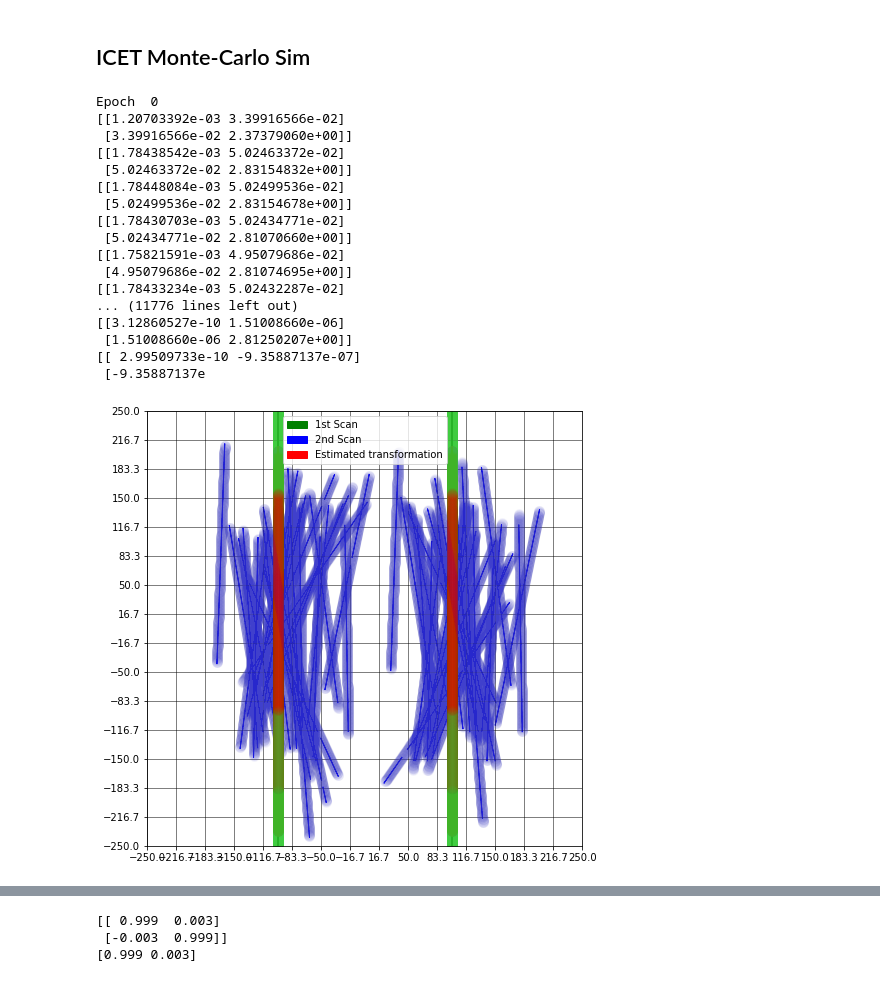
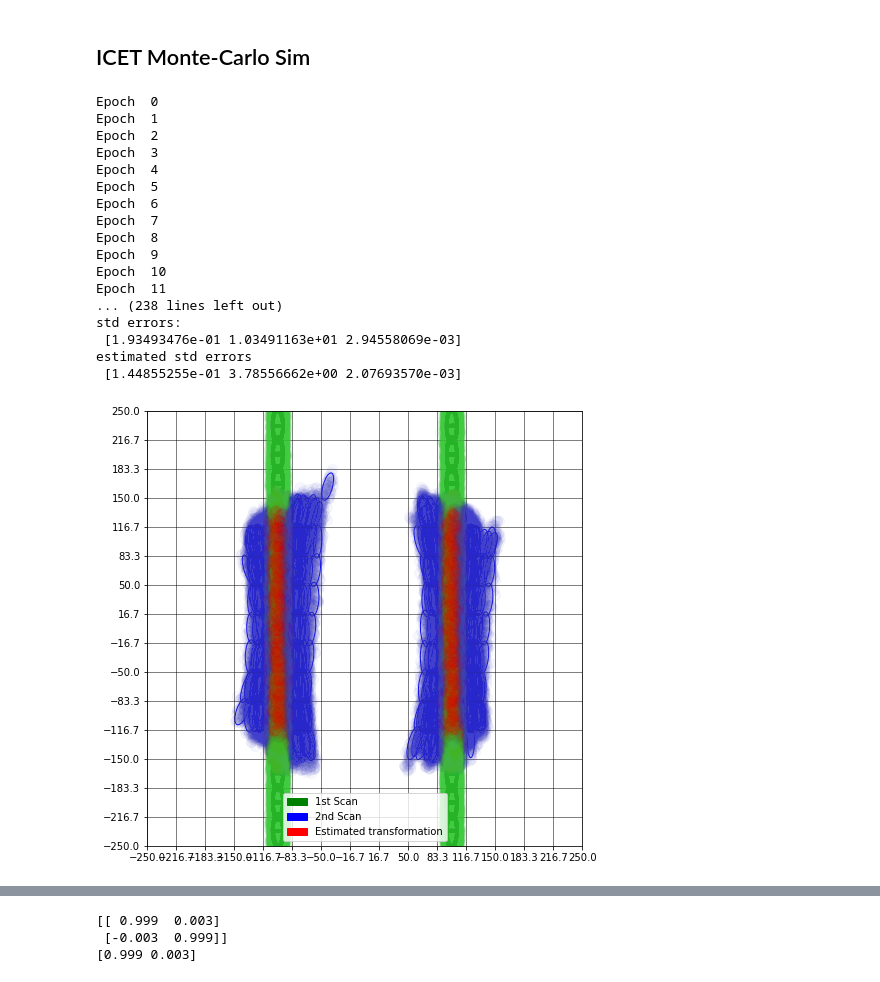
Before and after one commit to mcdermatt/ASAR, a Jupyter notebook: v1/train_network.ipynb, the cells around one changed output, grey strips where cells are left out. Saved outputs shown, nothing was run; the diff lists cells and outputs as text; code cells hidden in the pictures.

```diff
--- a/v1/train_network.ipynb
+++ b/v1/train_network.ipynb
@@ -707,8 +707,8 @@ plt.legend(handles=[green, blue, red])
 
 
 fidelity = 15     # [N x N] grid of ellipses
-nc = 25    # number of cycles
-min_num_pts = 30  # minimum number of points per ellipse #works well with 5 for default
+nc = 100    # number of cycles
+min_num_pts = 40  # minimum number of points per ellipse #works well with 5 for default
 atd = True #along track demo
 
 if atd == True:
@@ -726,7 +726,7 @@ print("predicted error std: \n", np.sqrt(Q[0,0]), np.sqrt(Q[1,1]), np.sqrt(Q[2,2
 
 print("L2: \n", condinfo[0])
 # print("lam: \n", condinfo[1])
-# print("U2: \n", condinfo[2])
+print("U2: \n", condinfo[2])
 
 x_hat_hist, y_hist, z_hist = hist
 # print(y_hist)
@@ -782,53 +785,53 @@ plt.legend(handles=[green, blue, red])
 
 fidelity = 15     # [N x N] grid of ellipses
 nc = 25            # number of cycles
-min_num_pts = 30  # minimum number of points per ellipse #works well with 5 for default
+min_num_pts = 40  # minimum number of points per ellipse #works well with 5 for default
 atd = True        #along track demo
 
-Epochs = 30
+Epochs = 250
 ICET_errors = np.zeros([Epochs,3])
 ICET_estimated_errors = np.zeros([Epochs,3])
 for i in range(Epochs):
     print("Epoch ", i)
     X, Q, hist, x_actual, condinfo = ICET_v2(dat1[a],dat2[a],fig12_2,ax12_2, fid = fidelity,
                                               num_cycles = nc, min_num_pts = min_num_pts,
                                               along_track_demo = atd)
 #     print("best transformation X = \n", X.T)
 #     print("actual: \n", x_actual)
 #     print("Q = \n", Q)
     err = X.T + x_actual
 #     print("error: ", err)
     ICET_errors[i,:] = err
 
     #DEBUG: switching up x and y because everything is based off of the minor axis?
 #     ICET_estimated_errors[i,0] = np.sqrt(Q[1,1])
 #     ICET_estimated_errors[i,1] = np.sqrt(Q[0,0])
     ICET_estimated_errors[i,0] = np.sqrt(Q[0,0])
     ICET_estimated_errors[i,1] = np.sqrt(Q[1,1])
     ICET_estimated_errors[i,2] = np.sqrt(Q[2,2])
 
 print("std errors: \n", np.std(ICET_errors, axis = 0))
 print("estimated std errors \n", np.mean(ICET_estimated_errors, axis = 0))
 # print("estimated std errors: \n", np.std(ICET_estimated_errors, axis =0))
 # %% [output]
 Epoch  0
-[[1.20703392e-03 3.39916566e-02]
- [3.39916566e-02 2.37379060e+00]]
-[[1.78438542e-03 5.02463372e-02]
- [5.02463372e-02 2.83154832e+00]]
-[[1.78448084e-03 5.02499536e-02]
- [5.02499536e-02 2.83154678e+00]]
-[[1.78430703e-03 5.02434771e-02]
- [5.02434771e-02 2.81070660e+00]]
-[[1.75821591e-03 4.95079686e-02]
- [4.95079686e-02 2.81074695e+00]]
-[[1.78433234e-03 5.02432287e-02]
-... (11776 lines left out)
-[[3.12860527e-10 1.51008660e-06]
- [1.51008660e-06 2.81250207e+00]]
-[[ 2.99509733e-10 -9.35887137e-07]
- [-9.35887137e
+Epoch  1
+Epoch  2
+Epoch  3
+Epoch  4
+Epoch  5
+Epoch  6
+Epoch  7
+Epoch  8
+Epoch  9
+Epoch  10
+Epoch  11
+... (238 lines left out)
+std errors:
+ [1.93493476e-01 1.03491163e+01 2.94558069e-03]
+estimated std errors
+ [1.44855255e-01 3.78556662e+00 2.07693570e-03]
-[figure, old version]
+[figure, new version]
 # %%
 # ICET_errors_no_outliars = ICET_errors[abs(ICET_errors[:,0]) < 3]
 # print(ICET_estimated_errors)
```
Also changed, not shown: parts of 4 cells of this notebook, 5 other files.
